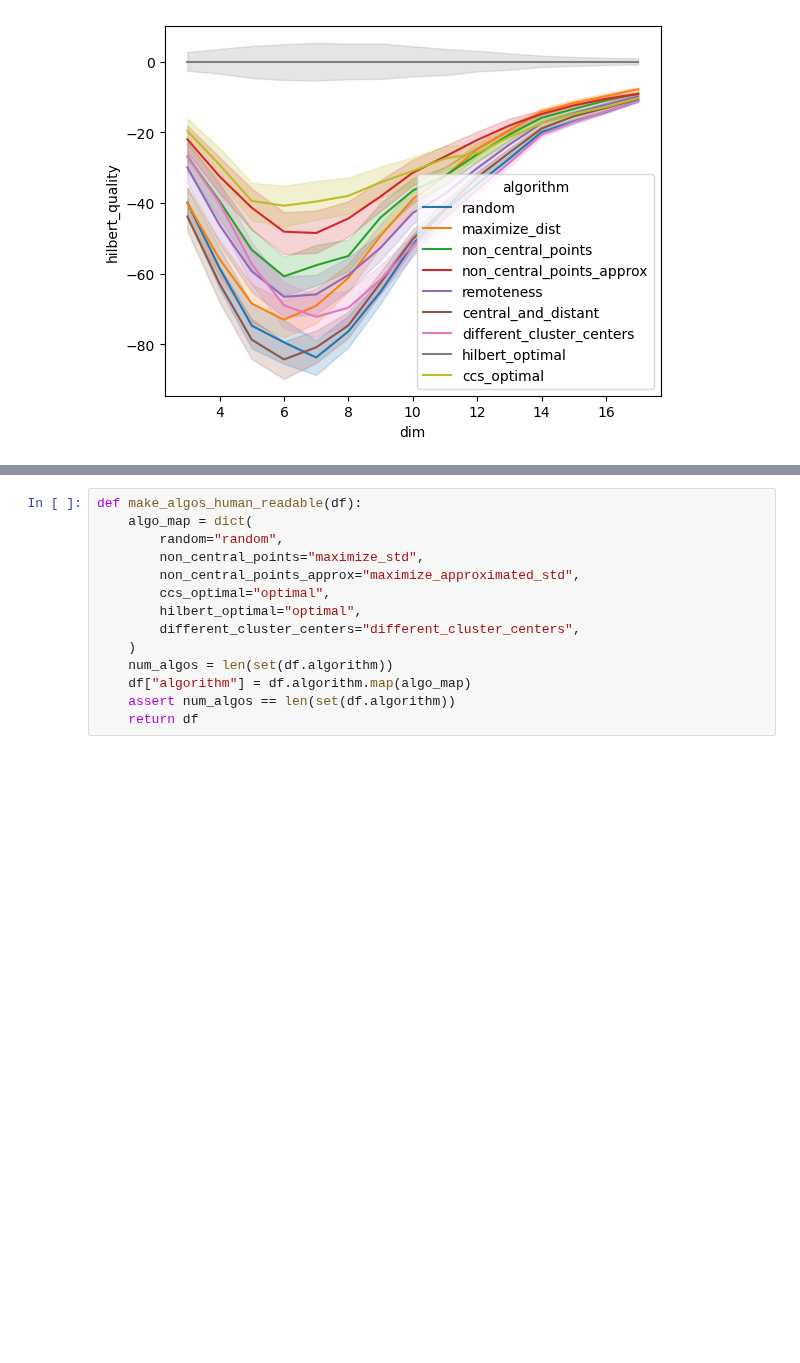
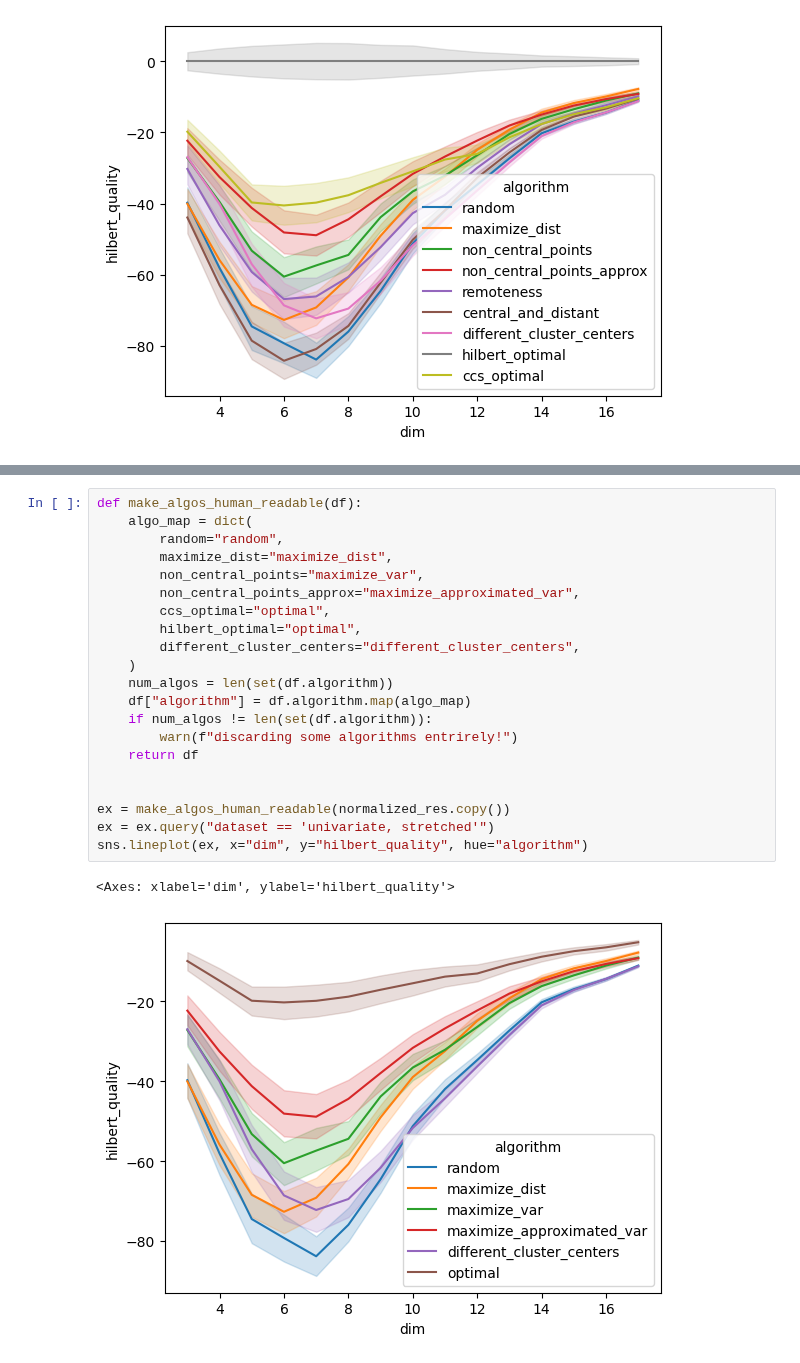
Before and after one commit to DimensionalScoop/metric_spaces, a Jupyter notebook: maths/tetrahedron/create_paper_visuals.ipynb, the cells around one changed output, grey strips where cells are left out. Drawn from its saved outputs; the diff is of its cells as text; blank space fills up the shorter version.

Commit message:
clean up paper visualization script

```diff
--- a/maths/tetrahedron/create_paper_visuals.ipynb
+++ b/maths/tetrahedron/create_paper_visuals.ipynb
@@ -191,16 +117,26 @@ TypeError: _normalize_difficulty() missing 2 required positional arguments: 'poi
 # %%
 def make_algos_human_readable(df):
     algo_map = dict(
         random="random",
-        non_central_points="maximize_std",
-        non_central_points_approx="maximize_approximated_std",
+        maximize_dist="maximize_dist",
+        non_central_points="maximize_var",
+        non_central_points_approx="maximize_approximated_var",
         ccs_optimal="optimal",
         hilbert_optimal="optimal",
         different_cluster_centers="different_cluster_centers",
     )
     num_algos = len(set(df.algorithm))
     df["algorithm"] = df.algorithm.map(algo_map)
-    assert num_algos == len(set(df.algorithm))
+    if num_algos != len(set(df.algorithm)):
+        warn(f"discarding some algorithms entrirely!")
     return df
+
+
+ex = make_algos_human_readable(normalized_res.copy())
+ex = ex.query("dataset == 'univariate, stretched'")
+sns.lineplot(ex, x="dim", y="hilbert_quality", hue="algorithm")
+# %% [output]
+<Axes: xlabel='dim', ylabel='hilbert_quality'>
+[figure, added]
 # %%
 from matplotlib import rc, rcParams
```
Also changed, not shown: parts of 17 cells of this notebook, 1 other file.
